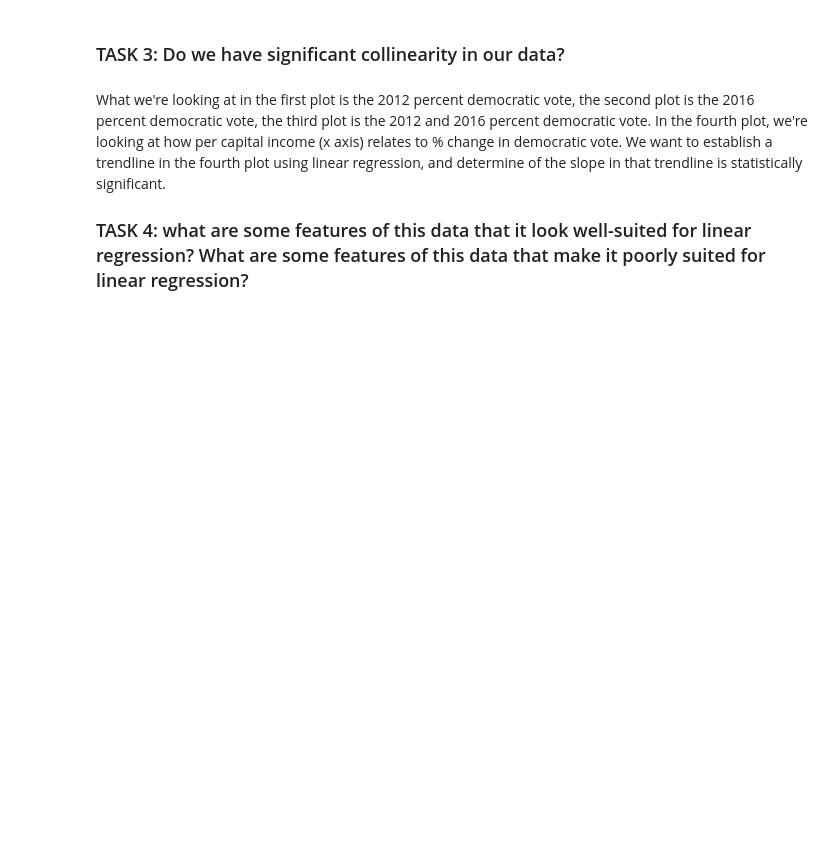
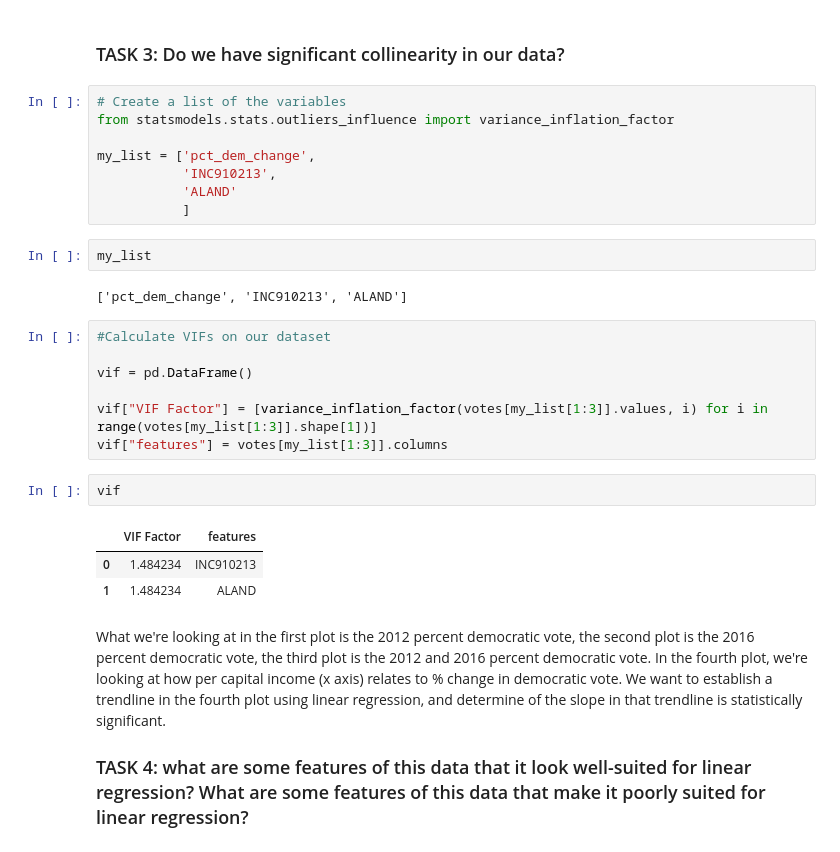
Before and after one commit to ADLCero/EnvDatSci22, a Jupyter notebook: CodeSprints/autocorrelation_methods_corrected.ipynb, the cells around one changed output. Cells and saved outputs as stored; diff of their text form; blank space fills up the shorter version.

```diff
--- a/CodeSprints/autocorrelation_methods_corrected.ipynb
+++ b/CodeSprints/autocorrelation_methods_corrected.ipynb
@@ -104,5 +159,30 @@ plt.show()
 # %% [markdown]
 ### TASK 3: Do we have significant collinearity in our data?
+# %%
+# Create a list of the variables
+from statsmodels.stats.outliers_influence import variance_inflation_factor
+
+my_list = ['pct_dem_change',
+           'INC910213',
+           'ALAND'
+           ]
+# %%
+my_list
+# %% [output]
+['pct_dem_change', 'INC910213', 'ALAND']
+# %%
+#Calculate VIFs on our dataset
+
+vif = pd.DataFrame()
+
+vif["VIF Factor"] = [variance_inflation_factor(votes[my_list[1:3]].values, i) for i in range(votes[my_list[1:3]].shape[1])]
+vif["features"] = votes[my_list[1:3]].columns
+# %%
+vif
+# %% [output]
+|  | VIF Factor | features |
+| 0 | 1.484234 | INC910213 |
+| 1 | 1.484234 | ALAND |
 # %% [markdown]
 What we're looking at in the first plot is the 2012 percent democratic vote, the second plot is the 2016 percent democratic vote, the third plot is the 2012 and 2016 percent democratic vote. In the fourth plot, we're looking at how per capital income (x axis) relates to % change in democratic vote. We want to establish a trendline in the fourth plot using linear regression, and determine of the slope in that trendline is statistically significant.
 
```
Also changed, not shown: parts of 23 cells of this notebook.
